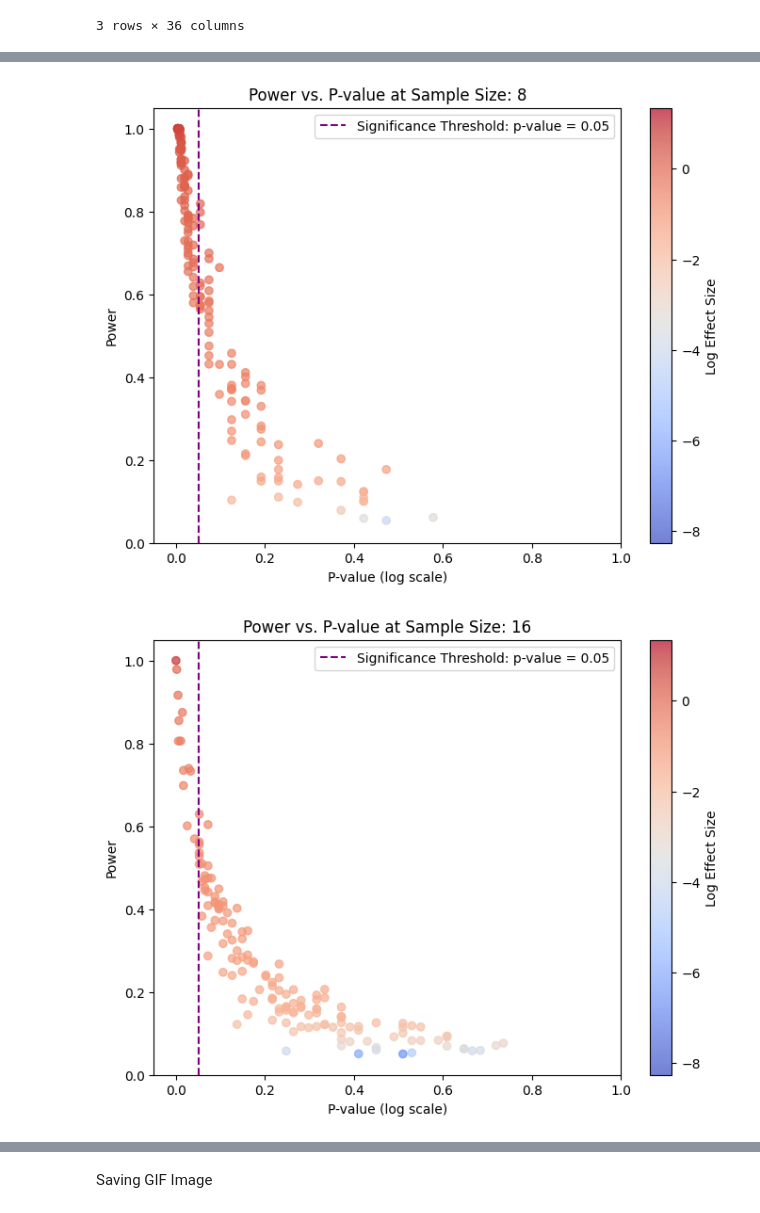
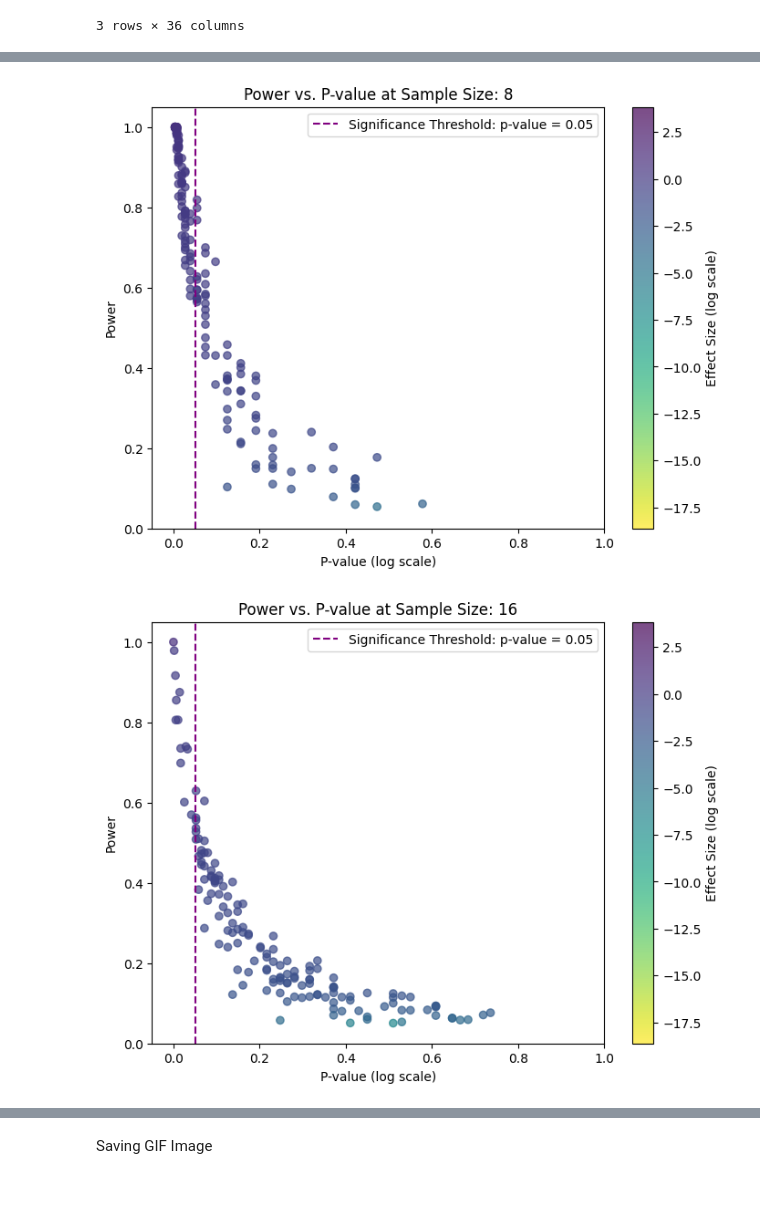
Before and after one commit to KarimIbrahim11/Gene-Expression-Analysis, a Jupyter notebook: notebooks/CS_06_P-value_Power_VS_Sample_size.ipynb, the cells around one changed output, grey strips where cells are left out. Drawn from its saved outputs; the diff is of its cells as text; code cells hidden in the pictures.

```diff
--- a/notebooks/CS_06_P-value_Power_VS_Sample_size.ipynb
+++ b/notebooks/CS_06_P-value_Power_VS_Sample_size.ipynb
@@ -839,7 +845,7 @@ import matplotlib.cm as cm
 stats_df["log_effect_size"] = np.log(stats_df["effect_size_64"] + 1e-6)
 
 # Create a colormap and normalize it
-cmap = cm.coolwarm  # Choose a color map
+cmap = cm.viridis_r  # Choose a color map
 norm = mcolors.Normalize(vmin=stats_df["log_effect_size"].min(), vmax=stats_df["log_effect_size"].max())
 
 # Create the figure and scatter plot
@@ -854,7 +860,7 @@ ax.axvline(0.05, color="purple", linestyle="--", label="Significance Threshold:
 
 # Create a colorbar
 cbar = plt.colorbar(scatter, ax=ax)
-cbar.set_label("Log Effect Size")
+cbar.set_label("Effect Size (log scale)")
 
 # Labels and title
 plt.title("Power vs. P-value")
@@ -878,10 +884,10 @@ for sample_size in range_with_powers_of_two:
     # Apply log transformation to the effect size (optional)
     stats_df[f"log_effect_size_{sample_size}"] = np.log(stats_df[f"effect_size_{sample_size}"] + 1e-6)
 
-
+sample_size = 1024
 # Calculate global min and max for effect sizes across all sample sizes
-global_min = np.min([np.min(stats_df[f"log_effect_size_{sample_size}"]) for sample_size in range_with_powers_of_two])
-global_max = np.max([np.max(stats_df[f"log_effect_size_{sample_size}"]) for sample_size in range_with_powers_of_two])
+global_min = np.min([np.min(stats_df[f"effect_size_{sample_size}"]) for sample_size in range_with_powers_of_two])
+global_max = np.max([np.max(stats_df[f"effect_size_{sample_size}"]) for sample_size in range_with_powers_of_two])
 
 # Calculate global min and max for p-values across all sample sizes
 global_x_min = np.min([np.min(stats_df[f"p-value_{sample_size}"]) for sample_size in range_with_powers_of_two])
@@ -894,7 +900,7 @@ global_y_max = np.max([np.max(stats_df[f"power_{sample_size}"]) for sample_size
 
 
 # Create a colormap and normalization based on the global range
-cmap = cm.coolwarm  # Choose a color map
+cmap = cm.viridis_r  # Choose a color map
 norm = mcolors.Normalize(vmin=global_min, vmax=global_max)
 
 # Loop to create each plot for the sample sizes
@@ -904,33 +910,33 @@ for sample_size in range_with_powers_of_two:
     fig, ax = plt.subplots(figsize=(8, 6))
     scatter = ax.scatter(
         stats_df[f"p-value_{sample_size}"], stats_df[f"power_{sample_size}"],
         c=stats_df[f"log_effect_size_{sample_size}"], cmap=cmap, norm=norm, alpha=0.7
     )
 
     # Add the significance threshold line
     ax.axvline(0.05, color="purple", linestyle="--", label="Significance Threshold: p-value = 0.05")
     # Set the x-axis limits to the global p-value range
     ax.set_xlim(global_x_min-0.05, global_x_max)
 
     ax.set_ylim(global_y_min, global_y_max+0.05)
 
 
     # Create a colorbar
     cbar = plt.colorbar(scatter, ax=ax)
-    cbar.set_label("Log Effect Size")
+    cbar.set_label("Effect Size (log scale)")
 
     # Labels and title
     plt.title(f"Power vs. P-value at Sample Size: {sample_size}")
     plt.xlabel("P-value (log scale)")
     plt.ylabel("Power")
     plt.legend()
 
     plt.savefig(f"plot_sample_size_{sample_size}.png")
 
 
     # Show the plot
     plt.show()
     plt.close()
 # %% [output]
-[figure, old version]
+[figure, new version]
-[figure, old version]
+[figure, new version]
```
Also changed, not shown: parts of 7 cells of this notebook, 6 other files.
